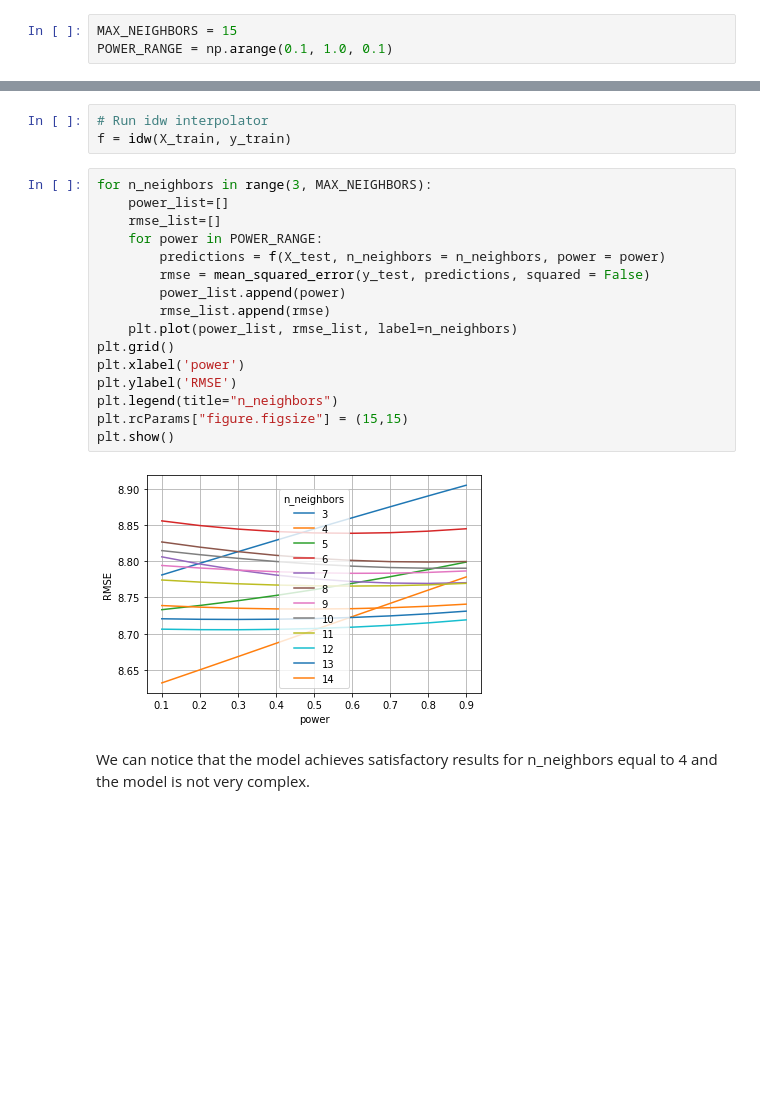
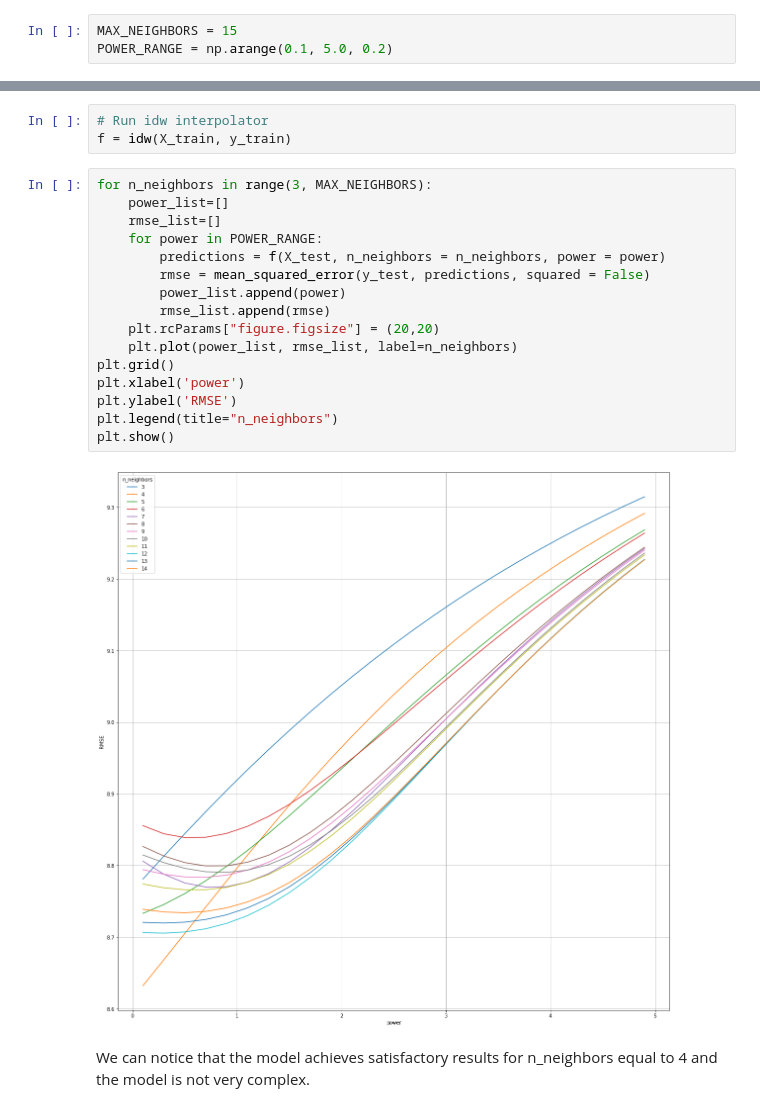
Before and after one commit to mhcenic/idw-interpolation-algorithm, a Jupyter notebook: Command-Files/idw.ipynb, the cells around one changed output, grey strips where cells are left out. Drawn from its saved outputs; the diff is of its cells as text; blank space fills up the shorter version.

Commit message:
Add plots

```diff
--- a/Command-Files/idw.ipynb
+++ b/Command-Files/idw.ipynb
@@ -167,7 +167,7 @@ _power_ -> The power of the inverse distance used for the interpolation weights.
 I chose _2017-03-17 13:00:00_  because it contains the most data (50 samples)
 # %%
 MAX_NEIGHBORS = 15
-POWER_RANGE = np.arange(0.1, 1.0, 0.1)
+POWER_RANGE = np.arange(0.1, 5.0, 0.2)
 # %%
 selected = get_data(cleaned_data, '2017-03-17 13:00:00')
 # %%
@@ -179,21 +179,21 @@ f = idw(X_train, y_train)
 # %%
 for n_neighbors in range(3, MAX_NEIGHBORS):
     power_list=[]
     rmse_list=[]
     for power in POWER_RANGE:
         predictions = f(X_test, n_neighbors = n_neighbors, power = power)
         rmse = mean_squared_error(y_test, predictions, squared = False)
         power_list.append(power)
         rmse_list.append(rmse)
+    plt.rcParams["figure.figsize"] = (20,20)
     plt.plot(power_list, rmse_list, label=n_neighbors)
 plt.grid()
 plt.xlabel('power')
 plt.ylabel('RMSE')
 plt.legend(title="n_neighbors")
-plt.rcParams["figure.figsize"] = (15,15)
 plt.show()
 # %% [output]
-[figure, old version]
+[figure, new version]
 # %% [markdown]
 We can notice that the model achieves satisfactory results for n_neighbors equal to 4 and the model is not very complex.
 # %% [markdown]
```
Also changed, not shown: parts of 1 cell of this notebook, 2 other files.
